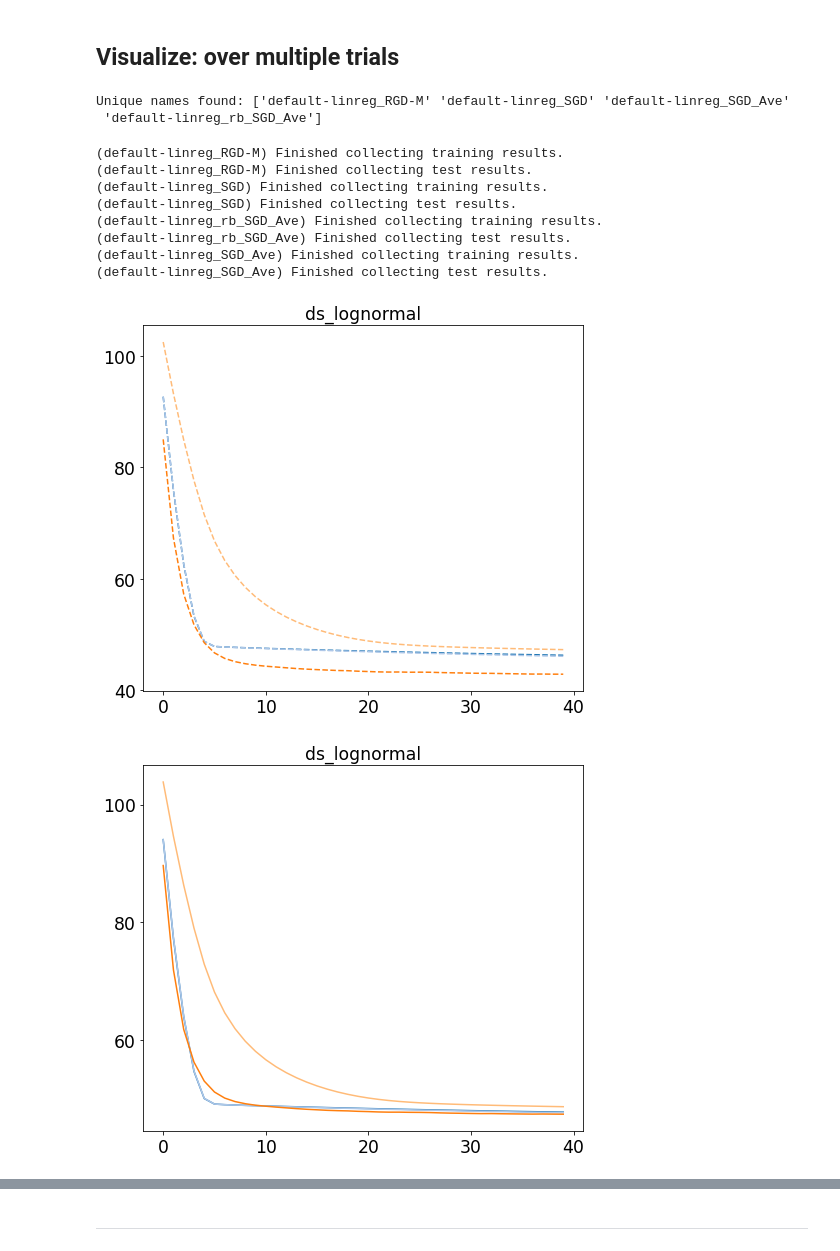
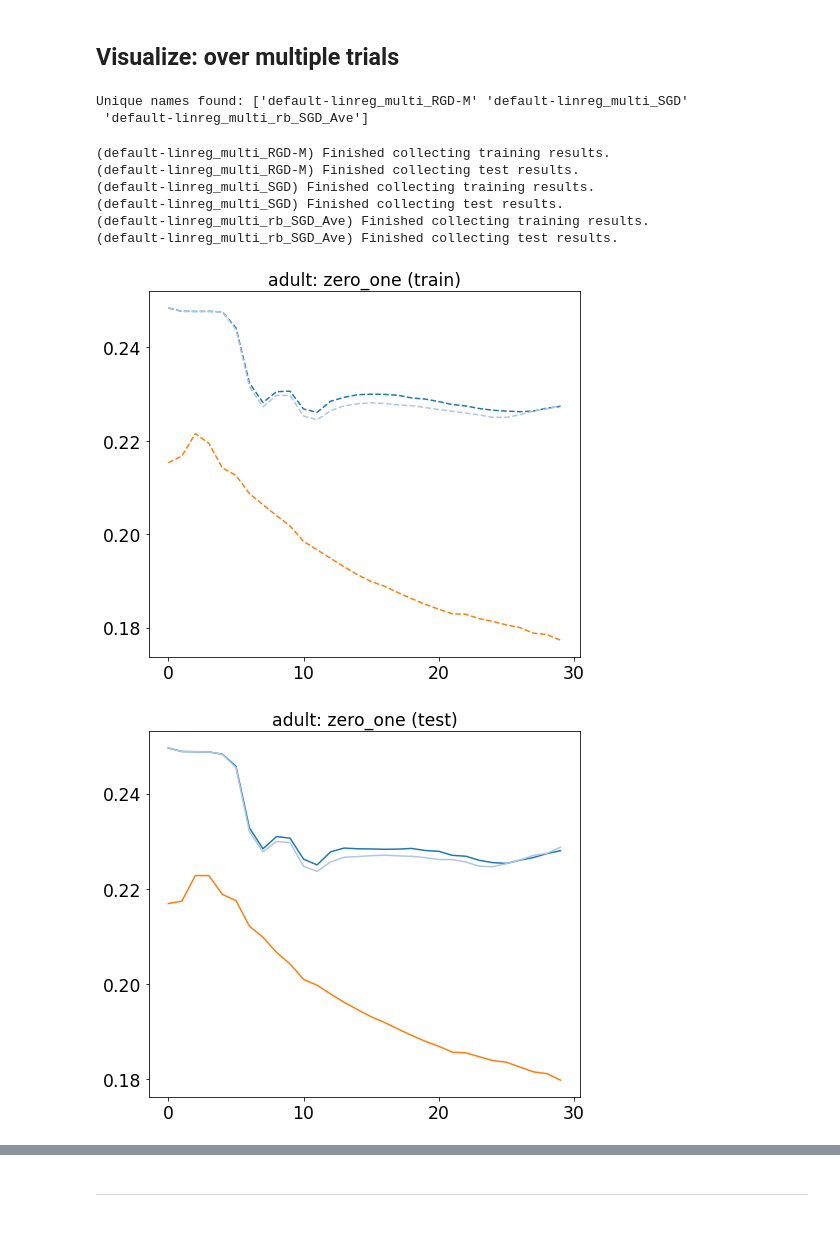
Before and after one commit to feedbackward/robrisk, a Jupyter notebook: robrisk/demo_dynamic.ipynb, the cells around one changed output, grey strips where cells are left out. Drawn from its saved outputs; the diff is of its cells as text; code cells hidden in the pictures.

Commit message:
Modified data-getter (+real) and strict entropy.

```diff
--- a/robrisk/demo_dynamic.ipynb
+++ b/robrisk/demo_dynamic.ipynb
@@ -95,9 +95,9 @@ from setup_results import img_dir, results_dir, my_fontsize, my_ext, export_lege
 # %%
 ## Parameters to be set by the user.
 task_name = "default" # specify task name
-data = "ds_lognormal" # specify dataset name
-model = "linreg" # specify model name
-eval_type = "absolute_cvar" # specify evaluation metric (quadratic_cvar, absolute_cvar, quadratic, absolute)
+data = "adult" # specify dataset name
+model = "linreg_multi" # specify model name
+eval_type = "zero_one" # specify evaluation metric (quadratic*, absolute*, logistic*, zero_one)
 # %%
 ## Helper function definition.
 def agg_fn_all(arr, agg_type):
@@ -145,20 +145,18 @@ names_raw = np.array(names_raw)
 names_unique = np.unique(names_raw)
 print("Unique names found:", names_unique)
 # %% [output]
-Unique names found: ['default-linreg_RGD-M' 'default-linreg_SGD' 'default-linreg_SGD_Ave'
- 'default-linreg_rb_SGD_Ave']
+Unique names found: ['default-linreg_multi_RGD-M' 'default-linreg_multi_SGD'
+ 'default-linreg_multi_rb_SGD_Ave']
 # %%
 to_plot_names = {fname_base+"_"+"RGD-M": "RGD-M",
                  fname_base+"_"+"SGD": "ERM-GD",
-                 fname_base+"_"+"rb_SGD_Ave": "RV-SGDAve",
-                 fname_base+"_"+"SGD_Ave": "SGDAve"}
+                 fname_base+"_"+"rb_SGD_Ave": "RV-SGDAve"}
 to_plot = [fname_base+"_"+"RGD-M",
            fname_base+"_"+"SGD",
-           fname_base+"_"+"rb_SGD_Ave",
-           fname_base+"_"+"SGD_Ave"]
+           fname_base+"_"+"rb_SGD_Ave"]
 to_plot_colours = {a: mth_colours[j] for j, a in enumerate(to_plot)}
 # %%
-## Gathering of results.
+# Gathering of results.
 dict_train = {a: [] for a in to_plot}
 dict_test = {a: [] for a in to_plot}
 
@@ -202,14 +200,12 @@ for mth_name in to_plot:
 dict_train = {a:np.hstack(dict_train[a]).T for a in dict_train.keys()}
 dict_test = {a:np.hstack(dict_test[a]).T for a in dict_test.keys()}
 # %% [output]
-(default-linreg_RGD-M) Finished collecting training results.
-(default-linreg_RGD-M) Finished collecting test results.
-(default-linreg_SGD) Finished collecting training results.
-(default-linreg_SGD) Finished collecting test results.
-(default-linreg_rb_SGD_Ave) Finished collecting training results.
-(default-linreg_rb_SGD_Ave) Finished collecting test results.
-(default-linreg_SGD_Ave) Finished collecting training results.
-(default-linreg_SGD_Ave) Finished collecting test results.
+(default-linreg_multi_RGD-M) Finished collecting training results.
+(default-linreg_multi_RGD-M) Finished collecting test results.
+(default-linreg_multi_SGD) Finished collecting training results.
+(default-linreg_multi_SGD) Finished collecting test results.
+(default-linreg_multi_rb_SGD_Ave) Finished collecting training results.
+(default-linreg_multi_rb_SGD_Ave) Finished collecting test results.
 # %%
 ## Visualization of results.
 
@@ -225,42 +221,42 @@ for j, mth_name in enumerate(dict_train.keys()):
             ls="--")
 ax.tick_params(labelsize=my_fontsize)
 #ax.legend(loc=0, ncol=2, fontsize=my_fontsize)
-ax.set_title("{}".format(data),
+ax.set_title("{}: {} (train)".format(data,eval_type),
              size=my_fontsize)
 fname = os.path.join(towrite_dir, "{}_{}_{}_tr.{}".format(eval_type, agg_todo,
                                                        data, my_ext))
 ax.xaxis.set_major_locator(MultipleLocator(10))
 #ax.yaxis.set_major_formatter("{x:.1f}")
 ax.yaxis.set_major_locator(MaxNLocator(4))
 plt.tight_layout()
 #plt.savefig(fname=fname)
 plt.show()
 
 fig, ax = plt.subplots(1, 1, figsize=(7,6)) # bigger size for detailed viewing.
 for j, mth_name in enumerate(dict_test.keys()):
     yval_array = dict_test[mth_name]
     num_trials, num_epochs = yval_array.shape
     yvals = agg_fn(yval_array)
     xvals = np.arange(num_epochs)
     ax.plot(xvals, yvals,
             color=to_plot_colours[mth_name],
             label="{} te".format(to_plot_names[mth_name]),
             ls="-")
 ax.tick_params(labelsize=my_fontsize)
 #ax.legend(loc=0, ncol=2, fontsize=my_fontsize)
-ax.set_title("{}".format(data),
+ax.set_title("{}: {} (test)".format(data,eval_type),
              size=my_fontsize)
 fname = os.path.join(towrite_dir, "{}_{}_{}_te.{}".format(eval_type, agg_todo,
                                                        data, my_ext))
 ax.xaxis.set_major_locator(MultipleLocator(10))
 #ax.yaxis.set_major_formatter("{x:.1f}")
 ax.yaxis.set_major_locator(MaxNLocator(4))
 plt.tight_layout()
 #plt.savefig(fname=fname)
 plt.show()
 # %% [output]
-[figure, old version]
+[figure, new version]
-[figure, old version]
+[figure, new version]
 # %%
 ## Legends.
 
```
Also changed, not shown: parts of 2 cells of this notebook, 7 other files.
